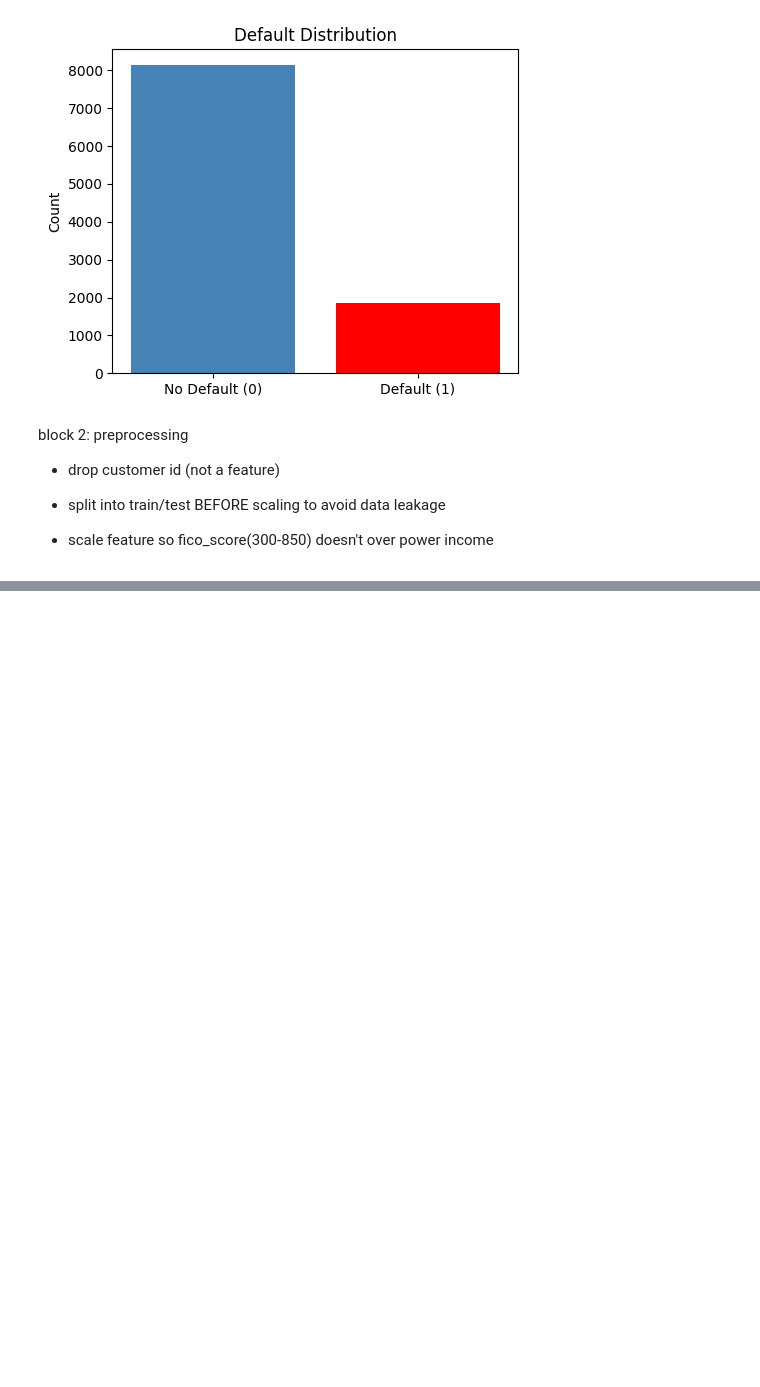
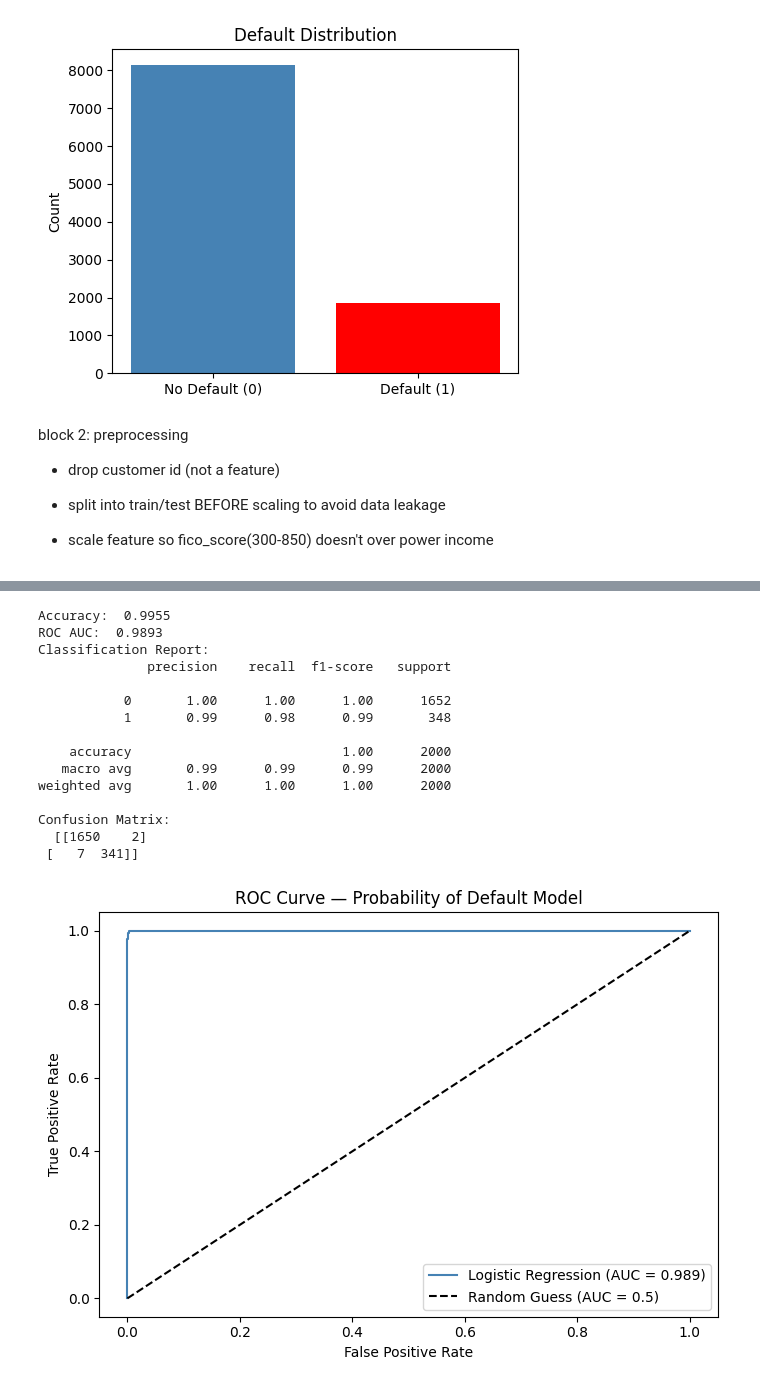
Before and after one commit to ShauryaChandra/JPMorgan-Quant-Research-Sim, a Jupyter notebook: task3_credit_risk.ipynb, the cells around one changed output, grey strips where cells are left out. Cells and saved outputs as stored; diff of their text form; code cells hidden in the pictures; blank space fills up the shorter version.

```diff
--- a/task3_credit_risk.ipynb
+++ b/task3_credit_risk.ipynb
@@ -91,0 +166,47 @@ KeyError: "['customer_id'] not found in axis"
+# %%
+accuracy = accuracy_score(y_test, y_pred_lr)        # predicts actual answers with model prediction
+auc = roc_auc_score(y_test, y_pred_lr)
+
+print(f"Accuracy: {accuracy: .4f}")
+print(f"ROC AUC: {auc: .4f}")
+
+print("Classification Report: ")
+print(classification_report(y_test, y_pred_lr))
+
+# confusion matrix
+cm = confusion_matrix(y_test, y_pred_lr)
+print("Confusion Matrix:\n ", cm)
+# [[TN  FP]
+#  [FN  TP]]
+# FN = predicted safe but actually defaulted -> worst outcome for the bank
+
+# plot ROC curve
+fpr, tpr, _ = roc_curve(y_test, y_prob_lr)
+
+plt.figure(figsize=(7, 5))
+plt.plot(fpr, tpr, color='steelblue', label=f'Logistic Regression (AUC = {auc:.3f})')
+plt.plot([0, 1], [0, 1], 'k--', label='Random Guess (AUC = 0.5)')
+plt.xlabel('False Positive Rate')
+plt.ylabel('True Positive Rate')
+plt.title('ROC Curve — Probability of Default Model')
+plt.legend()
+plt.tight_layout()
+plt.savefig('roc_curve.png', dpi=150)
+plt.show()
+# %% [output]
+Accuracy:  0.9955
+ROC AUC:  0.9893
+Classification Report:
+              precision    recall  f1-score   support
+
+           0       1.00      1.00      1.00      1652
+           1       0.99      0.98      0.99       348
+
+    accuracy                           1.00      2000
+   macro avg       0.99      0.99      0.99      2000
+weighted avg       1.00      1.00      1.00      2000
+
+Confusion Matrix:
+  [[1650    2]
+ [   7  341]]
+[figure, added]
```
Also changed, not shown: parts of 6 cells of this notebook, 2 other files.
